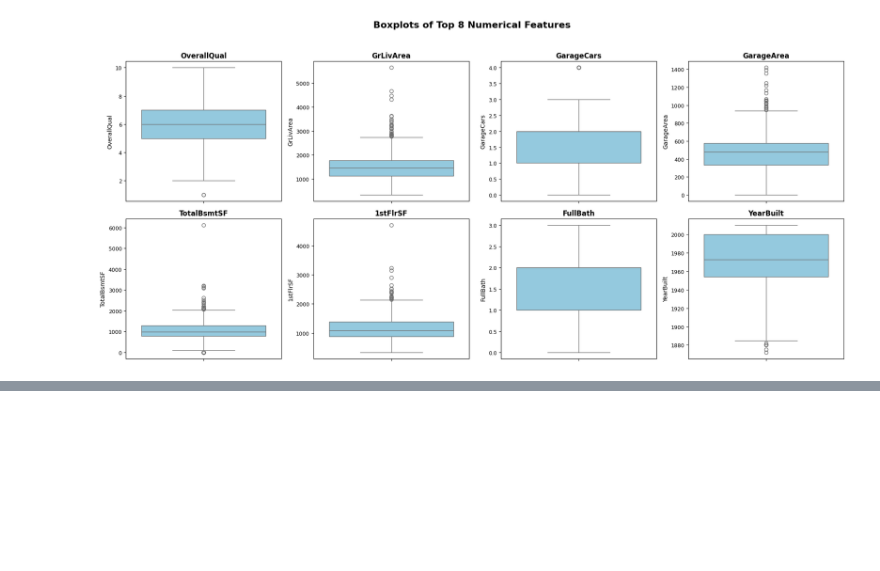
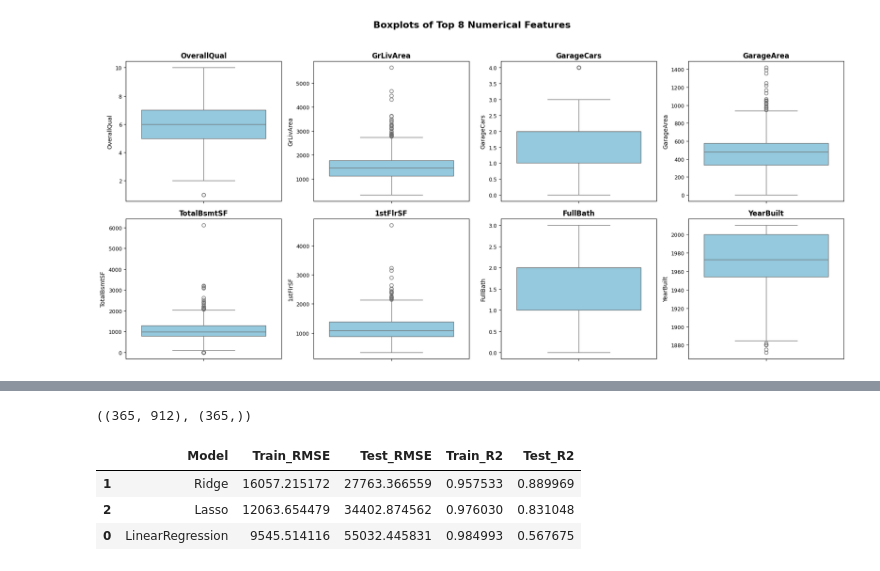
Before and after one commit to AnhDuybugde/House_price_regression, a Jupyter notebook: notebooks/main.ipynb, the cells around one changed output, grey strips where cells are left out. Cells and saved outputs as stored; diff of their text form; code cells hidden in the pictures; blank space fills up the shorter version.

```diff
--- a/notebooks/main.ipynb
+++ b/notebooks/main.ipynb
@@ -130,0 +330,9 @@ house_df = house_df.drop([
+# %%
+from sklearn.preprocessing import PolynomialFeatures
+
+poly_features = PolynomialFeatures(
+    degree=2, interaction_only=True, include_bias=False
+)
+
+train_poly_features = poly_features.fit_transform(train_df[num_cols])
+test_poly_features = poly_features.transform(test_df[num_cols])
@@ -130,0 +359,9 @@ house_df = house_df.drop([
+# %%
+from sklearn.preprocessing import MinMaxScaler
+
+scaler = MinMaxScaler()
+train_poly_features = scaler.fit_transform(train_poly_features)
+test_poly_features = scaler.transform(test_poly_features)
+# %%
+X_train_poly = np.hstack([train_poly_features, train_df[encoded_cols].values])
+X_test_poly = np.hstack([test_poly_features, test_df[encoded_cols].values])
@@ -130,0 +388,61 @@ house_df = house_df.drop([
+# %%
+X_test_poly.shape, y_test.shape
+# %% [output]
+((365, 912), (365,))
+# %%
+from sklearn.linear_model import LinearRegression, Ridge, Lasso
+from sklearn.metrics import mean_squared_error, r2_score
+import numpy as np
+import pandas as pd
+
+# making dictionary of models
+models = {
+    "LinearRegression": LinearRegression(),
+    "Ridge": Ridge(),
+    "Lasso": Lasso()
+}
+
+# lists to store results
+r2_results = []
+rmse_results = []
+train_rmse_results = []
+train_r2_results = []
+model_names = []
+
+# training and evaluating each model
+for name, model in models.items():
+    regressor = model.fit(X_train_poly, y_train)
+
+    # predict
+    y_train_pred = regressor.predict(X_train_poly)
+    y_test_pred = regressor.predict(X_test_poly)
+
+    # metrics
+    train_rmse = np.sqrt(mean_squared_error(y_train, y_train_pred))
+    test_rmse = np.sqrt(mean_squared_error(y_test, y_test_pred))
+    train_r2 = r2_score(y_train, y_train_pred)
+    test_r2 = r2_score(y_test, y_test_pred)
+
+    # store
+    model_names.append(name)
+    train_rmse_results.append(train_rmse)
+    rmse_results.append(test_rmse)
+    train_r2_results.append(train_r2)
+    r2_results.append(test_r2)
+
+
+# create dataframe
+df_results = pd.DataFrame({
+    "Model": model_names,
+    "Train_RMSE": train_rmse_results,
+    "Test_RMSE": rmse_results,
+    "Train_R2": train_r2_results,
+    "Test_R2": r2_results
+}).sort_values(by="Test_R2", ascending=False)
+
+df_results
+# %% [output]
+|  | Model | Train_RMSE | Test_RMSE | Train_R2 | Test_R2 |
+| 1 | Ridge | 16057.215172 | 27763.366559 | 0.957533 | 0.889969 |
+| 2 | Lasso | 12063.654479 | 34402.874562 | 0.976030 | 0.831048 |
+| 0 | LinearRegression | 9545.514116 | 55032.445831 | 0.984993 | 0.567675 |
```
Also changed, not shown: parts of 29 cells of this notebook, 8 other files.
